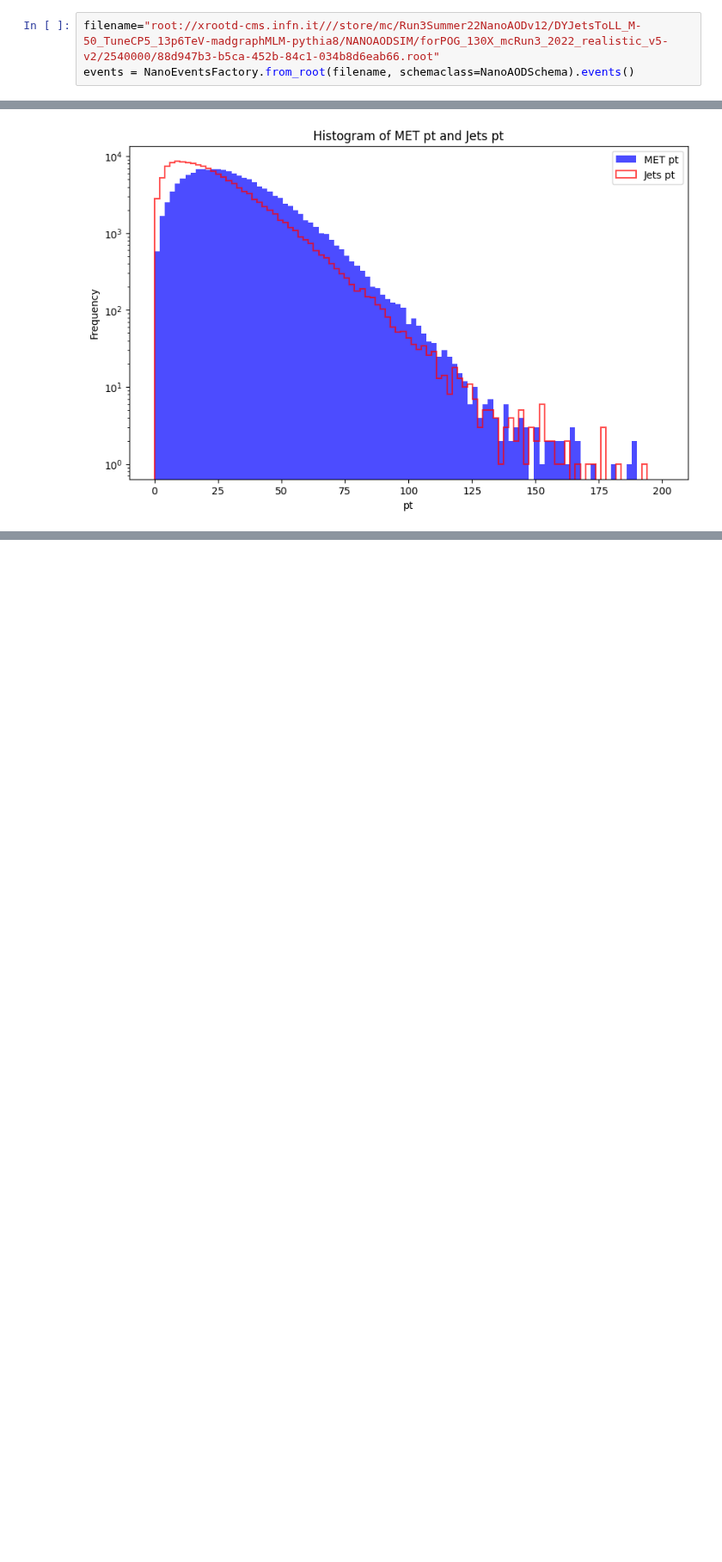
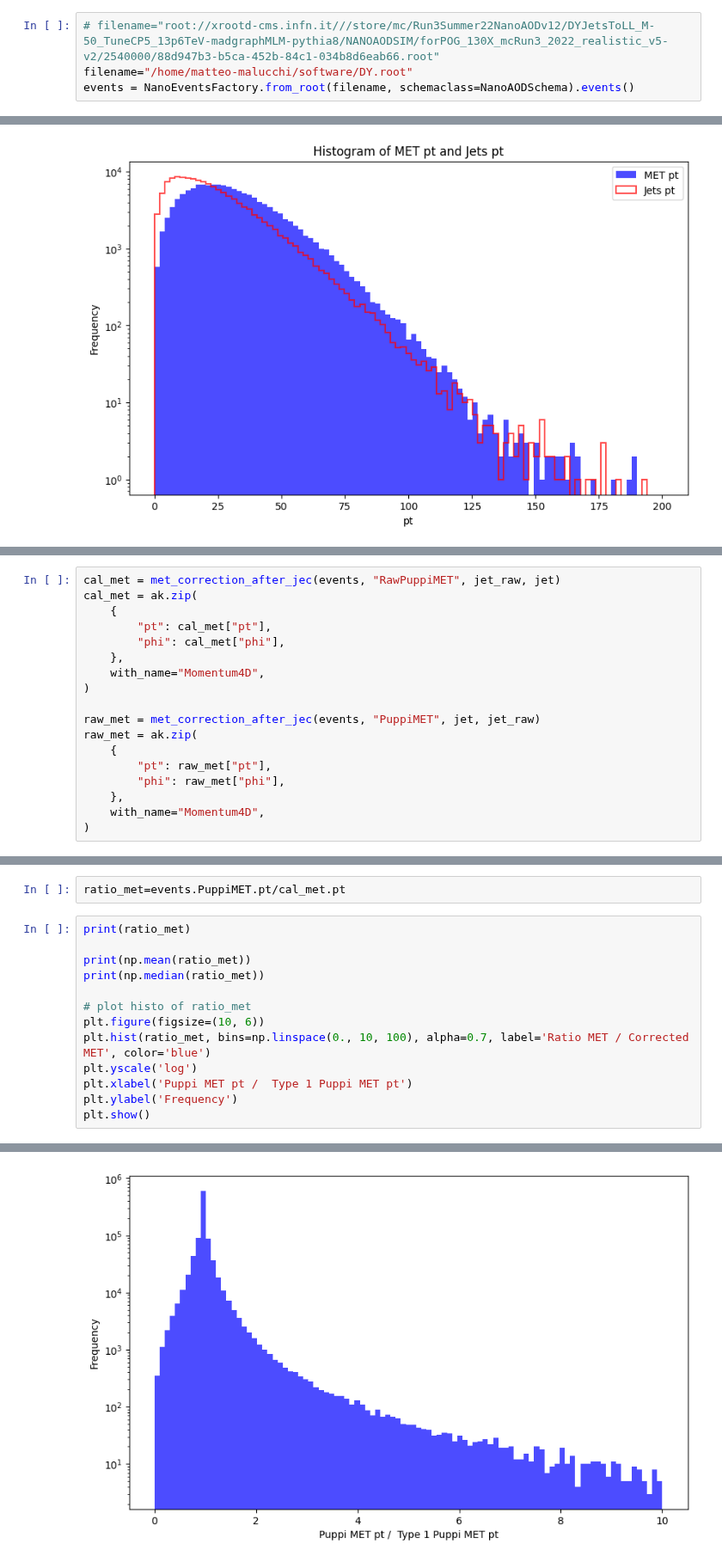
Before and after one commit to thierryharte/AnalysisConfigs, a Jupyter notebook: configs/MET_studies/MET_studies.ipynb, the cells around one changed output, grey strips where cells are left out. Shown at 86% size. Saved outputs shown, nothing was run; the diff lists cells and outputs as text; blank space fills up the shorter version.

```diff
--- a/configs/MET_studies/MET_studies.ipynb
+++ b/configs/MET_studies/MET_studies.ipynb
@@ -11,5 +13,6 @@ vector.register_awkward()
 # %%
-filename="root://xrootd-cms.infn.it///store/mc/Run3Summer22NanoAODv12/DYJetsToLL_M-50_TuneCP5_13p6TeV-madgraphMLM-pythia8/NANOAODSIM/forPOG_130X_mcRun3_2022_realistic_v5-v2/2540000/88d947b3-b5ca-452b-84c1-034b8d6eab66.root"
+# filename="root://xrootd-cms.infn.it///store/mc/Run3Summer22NanoAODv12/DYJetsToLL_M-50_TuneCP5_13p6TeV-madgraphMLM-pythia8/NANOAODSIM/forPOG_130X_mcRun3_2022_realistic_v5-v2/2540000/88d947b3-b5ca-452b-84c1-034b8d6eab66.root"
+filename="/home/matteo-malucchi/software/DY.root"
 events = NanoEventsFactory.from_root(filename, schemaclass=NanoAODSchema).events()
 # %%
 events.Tau
@@ -375,0 +434,18 @@ plt.show()
+# %%
+cal_met = met_correction_after_jec(events, "RawPuppiMET", jet_raw, jet)
+cal_met = ak.zip(
+    {
+        "pt": cal_met["pt"],
+        "phi": cal_met["phi"],
+    },
+    with_name="Momentum4D",
+)
+
+raw_met = met_correction_after_jec(events, "PuppiMET", jet, jet_raw)
+raw_met = ak.zip(
+    {
+        "pt": raw_met["pt"],
+        "phi": raw_met["phi"],
+    },
+    with_name="Momentum4D",
+)
@@ -375,0 +481,16 @@ plt.show()
+# %%
+ratio_met=events.PuppiMET.pt/cal_met.pt
+# %%
+print(ratio_met)
+
+print(np.mean(ratio_met))
+print(np.median(ratio_met))
+
+# plot histo of ratio_met
+plt.figure(figsize=(10, 6))
+plt.hist(ratio_met, bins=np.linspace(0., 10, 100), alpha=0.7, label='Ratio MET / Corrected MET', color='blue')
+plt.yscale('log')
+plt.xlabel('Puppi MET pt /  Type 1 Puppi MET pt')
+plt.ylabel('Frequency')
+plt.show()
+# %% [output]
@@ -375,0 +500 @@ plt.show()
+[figure, added]
```
Also changed, not shown: parts of 9 cells of this notebook, 1 other file.
